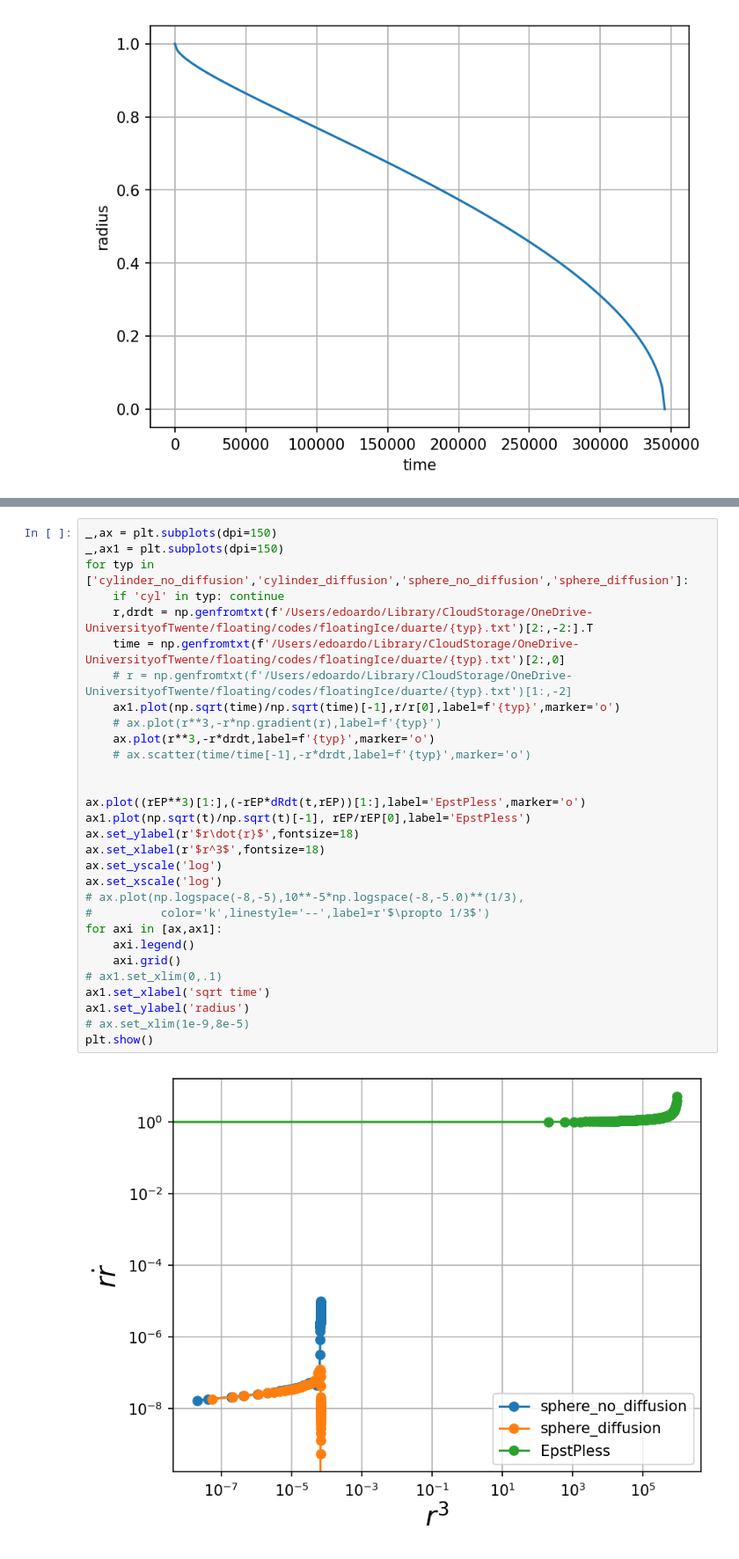
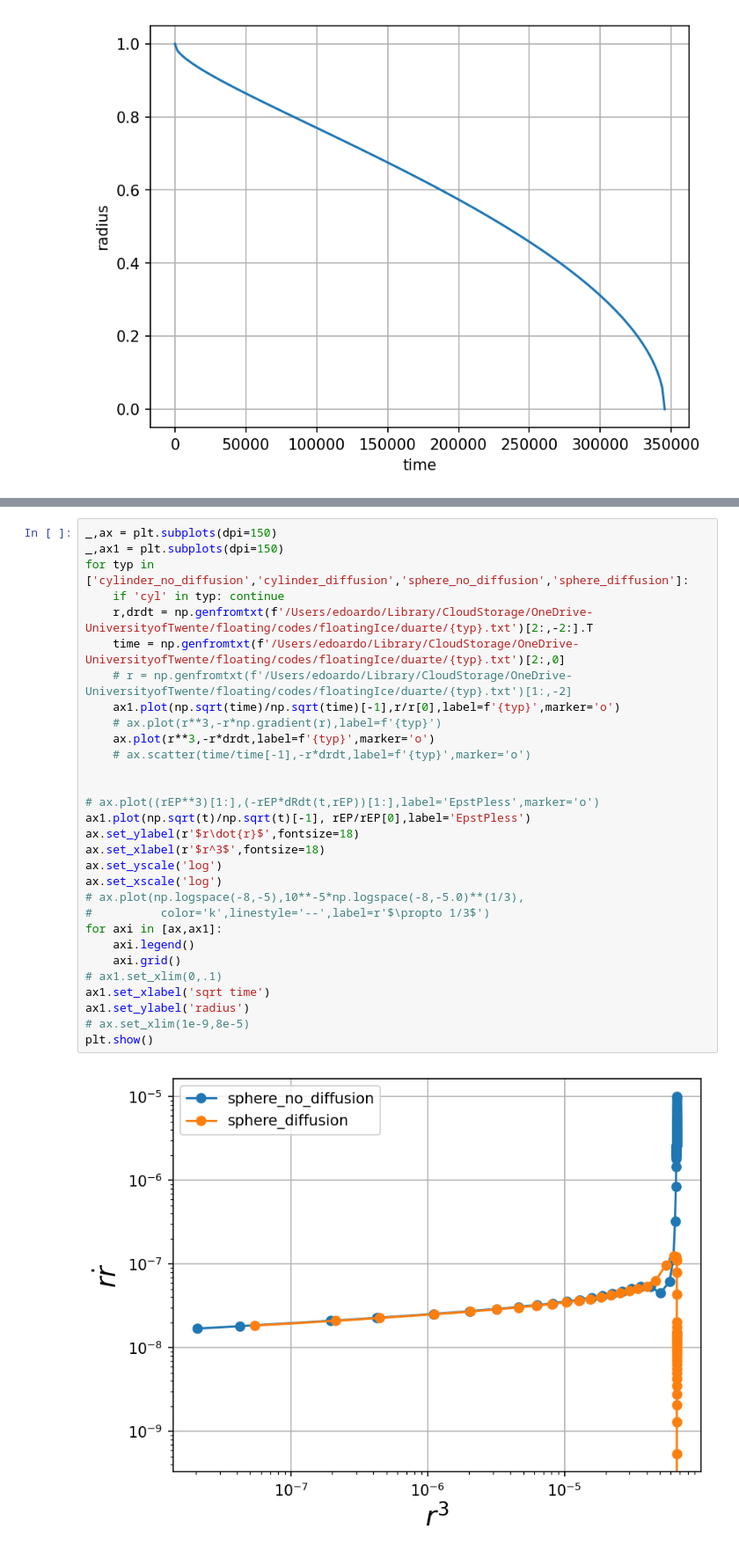
Before and after one commit to ebellincioni/floatingIce, a Jupyter notebook: 2024-05-09_epsPless.ipynb, the cells around one changed output, grey strips where cells are left out. Shown at 88% size. Cells and saved outputs as stored; diff of their text form.

```diff
--- a/2024-05-09_epsPless.ipynb
+++ b/2024-05-09_epsPless.ipynb
@@ -65,33 +67,33 @@ No artists with labels found to put in legend.  Note that artists whose label st
 # %%
 _,ax = plt.subplots(dpi=150)
 _,ax1 = plt.subplots(dpi=150)
 for typ in ['cylinder_no_diffusion','cylinder_diffusion','sphere_no_diffusion','sphere_diffusion']:
     if 'cyl' in typ: continue
     r,drdt = np.genfromtxt(f'/Users/edoardo/Library/CloudStorage/OneDrive-UniversityofTwente/floating/codes/floatingIce/duarte/{typ}.txt')[2:,-2:].T
     time = np.genfromtxt(f'/Users/edoardo/Library/CloudStorage/OneDrive-UniversityofTwente/floating/codes/floatingIce/duarte/{typ}.txt')[2:,0]
     # r = np.genfromtxt(f'/Users/edoardo/Library/CloudStorage/OneDrive-UniversityofTwente/floating/codes/floatingIce/duarte/{typ}.txt')[1:,-2]
     ax1.plot(np.sqrt(time)/np.sqrt(time)[-1],r/r[0],label=f'{typ}',marker='o')
     # ax.plot(r**3,-r*np.gradient(r),label=f'{typ}')
     ax.plot(r**3,-r*drdt,label=f'{typ}',marker='o')
     # ax.scatter(time/time[-1],-r*drdt,label=f'{typ}',marker='o')
 
 
-ax.plot((rEP**3)[1:],(-rEP*dRdt(t,rEP))[1:],label='EpstPless',marker='o')
+# ax.plot((rEP**3)[1:],(-rEP*dRdt(t,rEP))[1:],label='EpstPless',marker='o')
 ax1.plot(np.sqrt(t)/np.sqrt(t)[-1], rEP/rEP[0],label='EpstPless')
 ax.set_ylabel(r'$r\dot{r}$',fontsize=18)
 ax.set_xlabel(r'$r^3$',fontsize=18)
 ax.set_yscale('log')
 ax.set_xscale('log')
 # ax.plot(np.logspace(-8,-5),10**-5*np.logspace(-8,-5.0)**(1/3),
 #          color='k',linestyle='--',label=r'$\propto 1/3$')
 for axi in [ax,ax1]:
     axi.legend()
     axi.grid()
 # ax1.set_xlim(0,.1)
 ax1.set_xlabel('sqrt time')
 ax1.set_ylabel('radius')
 # ax.set_xlim(1e-9,8e-5)
 plt.show()
 # %% [output]
-[figure, old version]
+[figure, new version]
 [figure]
```
Also changed, not shown: parts of 6 cells of this notebook, 3 other files.
